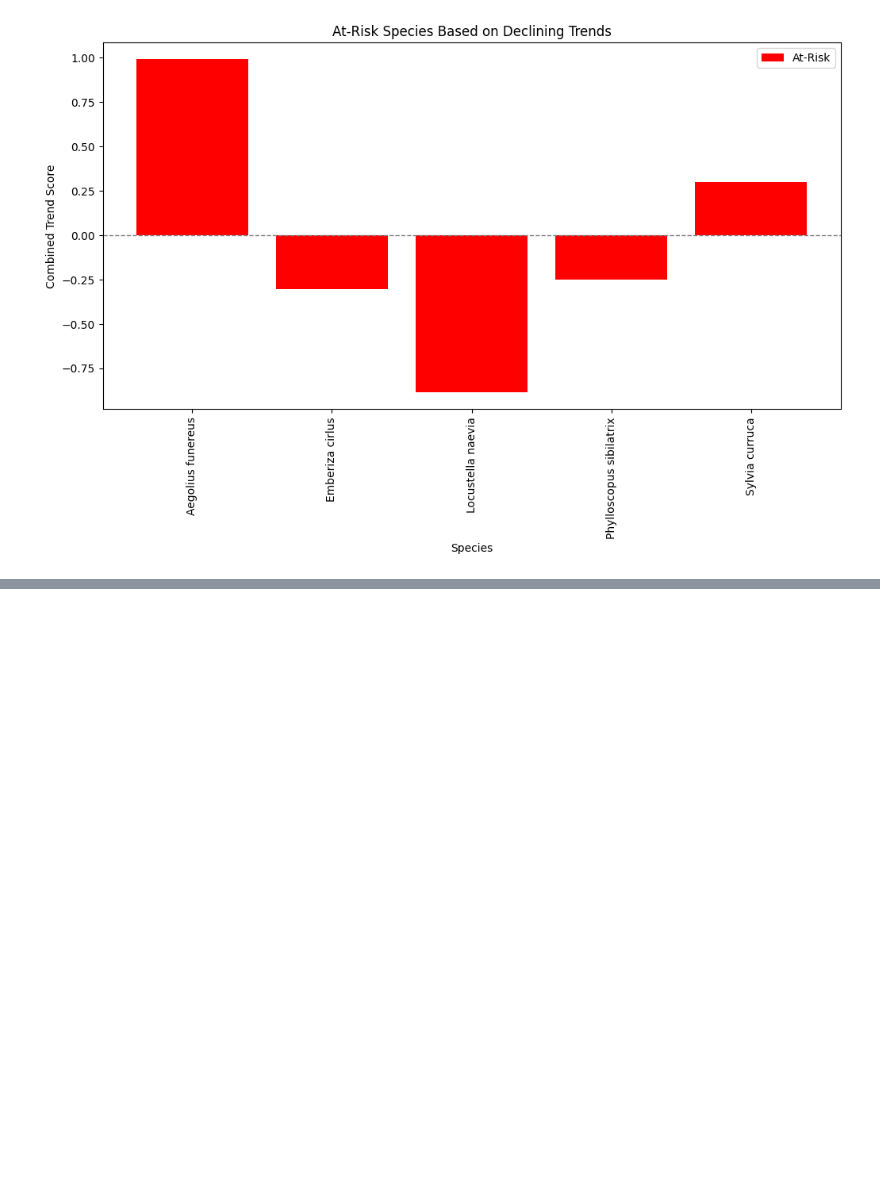
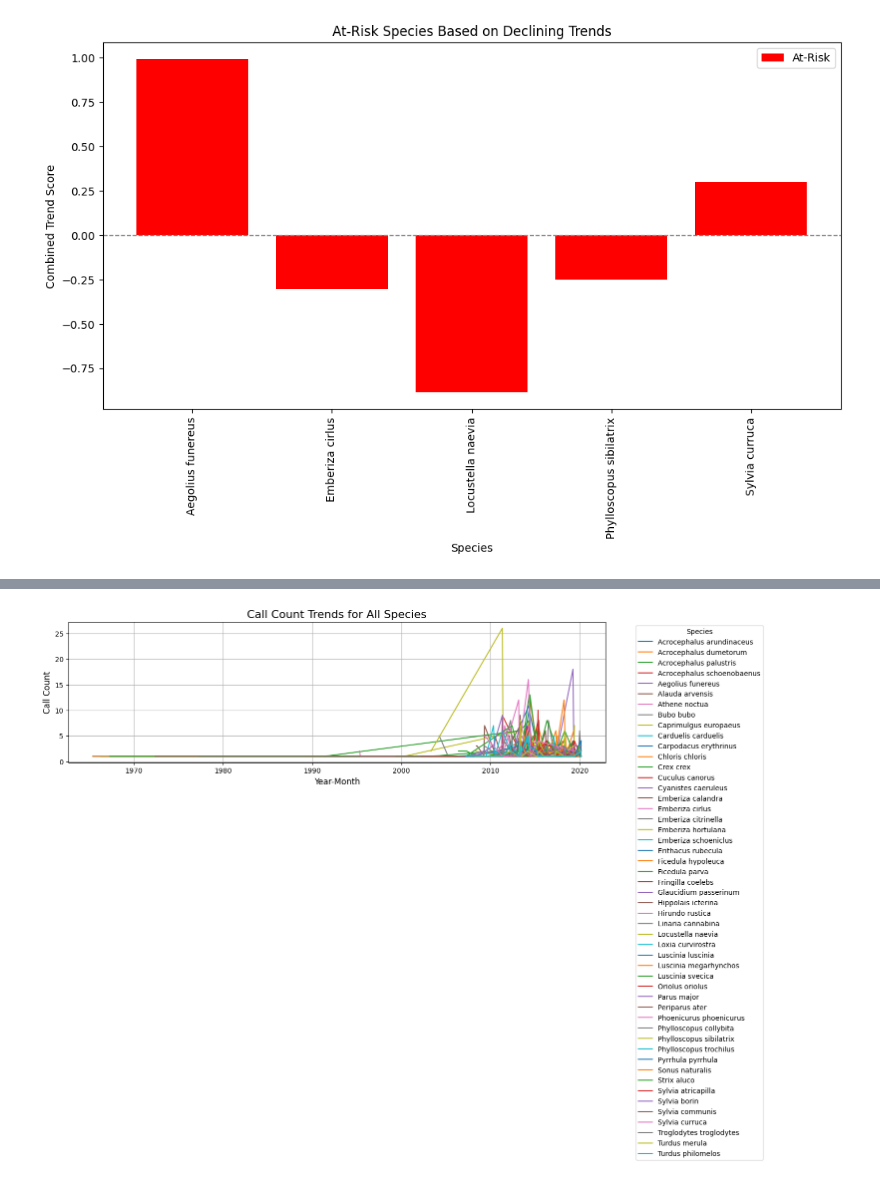
Before and after one commit to G-Bielokozowicz/Birdcall-Identification, a Jupyter notebook: conservation_risk_analysis.ipynb, the cells around one changed output, grey strips where cells are left out. Saved outputs shown, nothing was run; the diff lists cells and outputs as text; code cells hidden in the pictures; blank space fills up the shorter version.

```diff
--- a/conservation_risk_analysis.ipynb
+++ b/conservation_risk_analysis.ipynb
@@ -161,0 +262,22 @@ plt.show()
+# %%
+# Trend call for all species for comaprison
+
+plt.figure(figsize=(15, 8))
+
+for species in df_grouped['Species'].unique():
+    species_data = df_grouped[df_grouped['Species'] == species].sort_values('YearMonth')
+    plt.plot(
+        species_data['YearMonth'],
+        species_data['Call_Count'],
+        label=species
+    )
+
+plt.title("Call Count Trends for All Species", fontsize=16)
+plt.xlabel("Year-Month", fontsize=12)
+plt.ylabel("Call Count", fontsize=12)
+plt.legend(loc='upper right', bbox_to_anchor=(1.3, 1), fontsize=10, title="Species", ncol=1)
+plt.grid(True)
+plt.tight_layout()
+plt.show()
+# %% [output]
+[figure, added]
```
Also changed, not shown: parts of 1 cell of this notebook.
